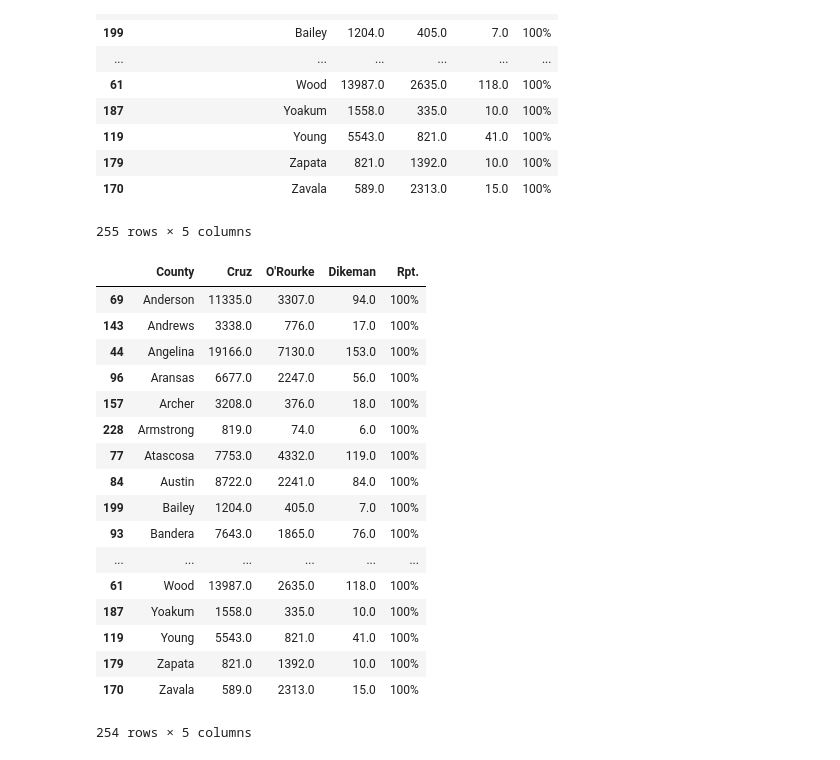
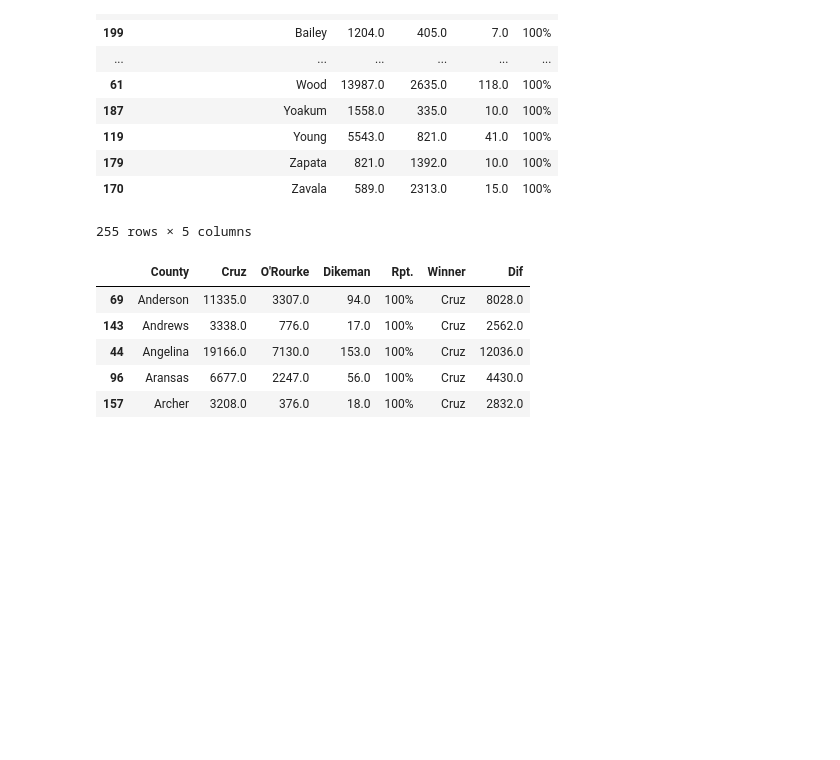
Before and after one commit to sjoseph1848/TexasPopPolitics, a Jupyter notebook: Texas_Pop_Data.ipynb, the cells around one changed output. Cells and saved outputs as stored; diff of their text form; code cells hidden in the pictures; blank space fills up the shorter version.

```diff
--- a/Texas_Data.ipynb
+++ b/Texas_Pop_Data.ipynb
@@ -127,24 +174,12 @@ table_nyt_senate.sort_values('County')
 # %%
 cln_nyt_senate = table_nyt_senate.dropna().sort_values('County')
 # %%
-cln_nyt_senate
+cln_nyt_senate.head()
 # %% [output]
-|  | County | Cruz | O'Rourke | Dikeman | Rpt. |
-| 69 | Anderson | 11335.0 | 3307.0 | 94.0 | 100% |
-| 143 | Andrews | 3338.0 | 776.0 | 17.0 | 100% |
-| 44 | Angelina | 19166.0 | 7130.0 | 153.0 | 100% |
-| 96 | Aransas | 6677.0 | 2247.0 | 56.0 | 100% |
-| 157 | Archer | 3208.0 | 376.0 | 18.0 | 100% |
-| 228 | Armstrong | 819.0 | 74.0 | 6.0 | 100% |
-| 77 | Atascosa | 7753.0 | 4332.0 | 119.0 | 100% |
-| 84 | Austin | 8722.0 | 2241.0 | 84.0 | 100% |
-| 199 | Bailey | 1204.0 | 405.0 | 7.0 | 100% |
-| 93 | Bandera | 7643.0 | 1865.0 | 76.0 | 100% |
-| ... | ... | ... | ... | ... | ... |
-| 61 | Wood | 13987.0 | 2635.0 | 118.0 | 100% |
-| 187 | Yoakum | 1558.0 | 335.0 | 10.0 | 100% |
-| 119 | Young | 5543.0 | 821.0 | 41.0 | 100% |
-| 179 | Zapata | 821.0 | 1392.0 | 10.0 | 100% |
-| 170 | Zavala | 589.0 | 2313.0 | 15.0 | 100% |
+|  | County | Cruz | O'Rourke | Dikeman | Rpt. | Winner | Dif |
+| 69 | Anderson | 11335.0 | 3307.0 | 94.0 | 100% | Cruz | 8028.0 |
+| 143 | Andrews | 3338.0 | 776.0 | 17.0 | 100% | Cruz | 2562.0 |
+| 44 | Angelina | 19166.0 | 7130.0 | 153.0 | 100% | Cruz | 12036.0 |
+| 96 | Aransas | 6677.0 | 2247.0 | 56.0 | 100% | Cruz | 4430.0 |
+| 157 | Archer | 3208.0 | 376.0 | 18.0 | 100% | Cruz | 2832.0 |
-254 rows × 5 columns
 # %%
```
Also changed, not shown: parts of 7 cells of this notebook.
